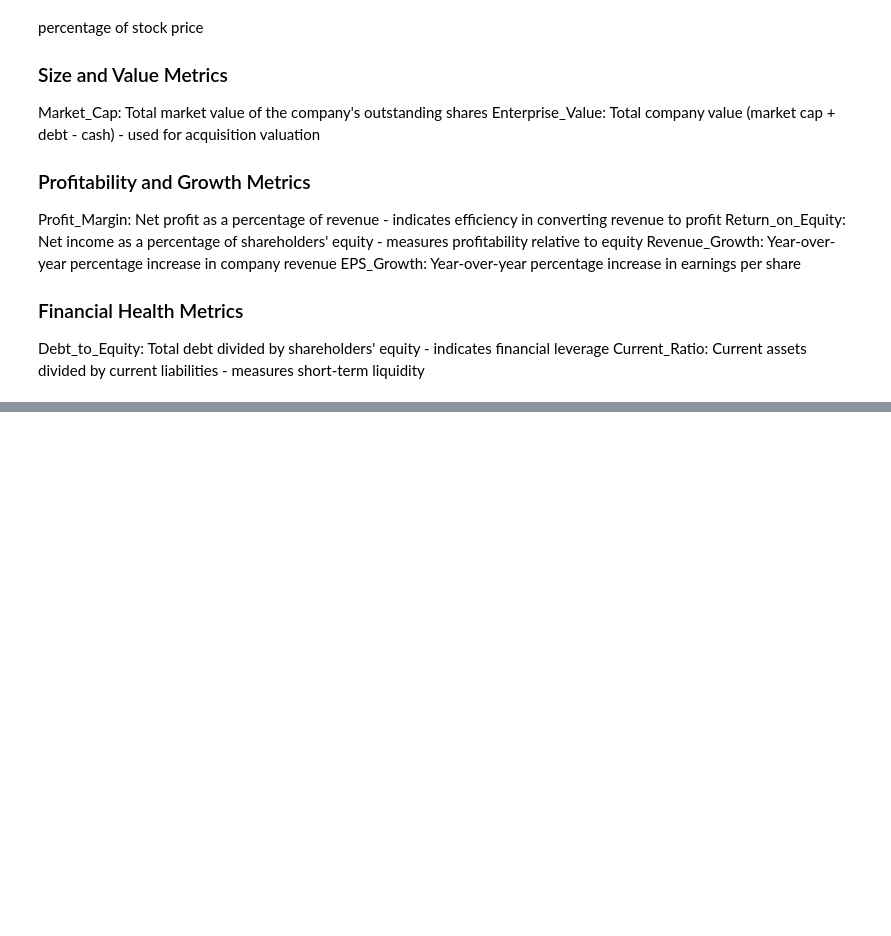
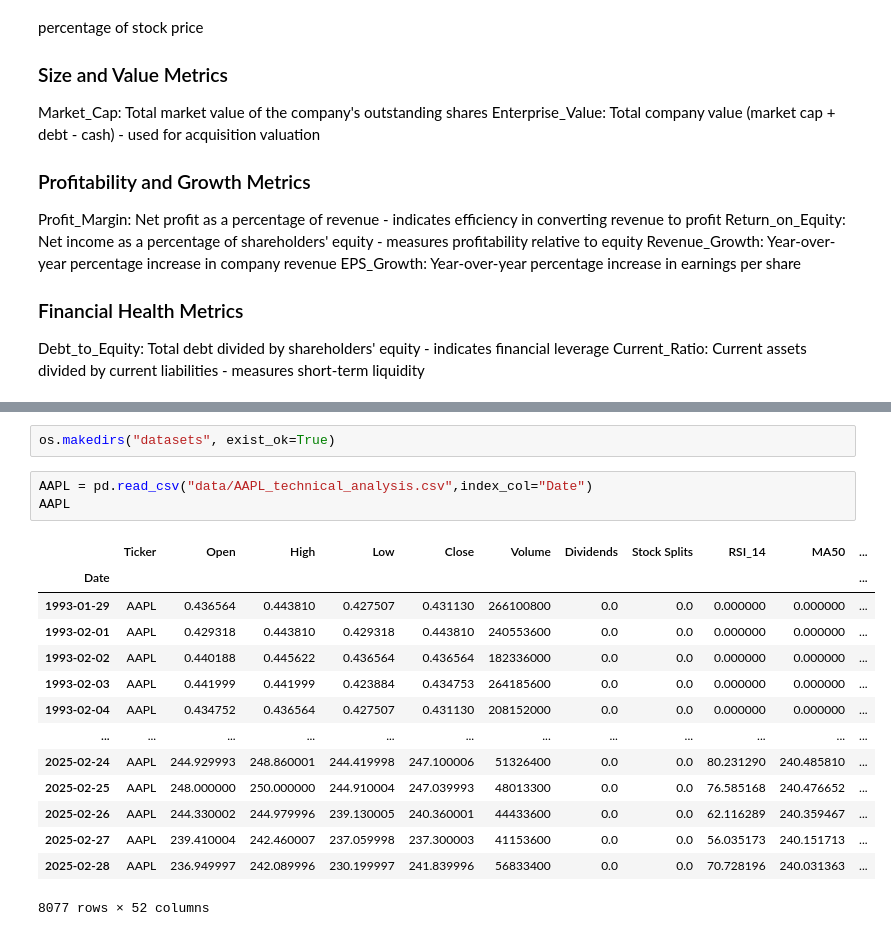
Before and after one commit to LucasLange1113/UIA_RL, a Jupyter notebook: download_data.ipynb, the cells around one changed output, grey strips where cells are left out. Cells and saved outputs as stored; diff of their text form; blank space fills up the shorter version.

```diff
--- a/download_data.ipynb
+++ b/download_data.ipynb
@@ -347,0 +376,20 @@ Processing complete!
+# %%
+os.makedirs("datasets", exist_ok=True)
+# %%
+AAPL = pd.read_csv("data/AAPL_technical_analysis.csv",index_col="Date")
+AAPL
+# %% [output]
+|  | Ticker | Open | High | Low | Close | Volume | Dividends | Stock Splits | RSI_14 | MA50 | ... |
+| Date |  |  |  |  |  |  |  |  |  |  | ... |
+| 1993-01-29 | AAPL | 0.436564 | 0.443810 | 0.427507 | 0.431130 | 266100800 | 0.0 | 0.0 | 0.000000 | 0.000000 | ... |
+| 1993-02-01 | AAPL | 0.429318 | 0.443810 | 0.429318 | 0.443810 | 240553600 | 0.0 | 0.0 | 0.000000 | 0.000000 | ... |
+| 1993-02-02 | AAPL | 0.440188 | 0.445622 | 0.436564 | 0.436564 | 182336000 | 0.0 | 0.0 | 0.000000 | 0.000000 | ... |
+| 1993-02-03 | AAPL | 0.441999 | 0.441999 | 0.423884 | 0.434753 | 264185600 | 0.0 | 0.0 | 0.000000 | 0.000000 | ... |
+| 1993-02-04 | AAPL | 0.434752 | 0.436564 | 0.427507 | 0.431130 | 208152000 | 0.0 | 0.0 | 0.000000 | 0.000000 | ... |
+| ... | ... | ... | ... | ... | ... | ... | ... | ... | ... | ... | ... |
+| 2025-02-24 | AAPL | 244.929993 | 248.860001 | 244.419998 | 247.100006 | 51326400 | 0.0 | 0.0 | 80.231290 | 240.485810 | ... |
+| 2025-02-25 | AAPL | 248.000000 | 250.000000 | 244.910004 | 247.039993 | 48013300 | 0.0 | 0.0 | 76.585168 | 240.476652 | ... |
+| 2025-02-26 | AAPL | 244.330002 | 244.979996 | 239.130005 | 240.360001 | 44433600 | 0.0 | 0.0 | 62.116289 | 240.359467 | ... |
+| 2025-02-27 | AAPL | 239.410004 | 242.460007 | 237.059998 | 237.300003 | 41153600 | 0.0 | 0.0 | 56.035173 | 240.151713 | ... |
+| 2025-02-28 | AAPL | 236.949997 | 242.089996 | 230.199997 | 241.839996 | 56833400 | 0.0 | 0.0 | 70.728196 | 240.031363 | ... |
+8077 rows × 52 columns
```
Also changed, not shown: parts of 6 cells of this notebook.
